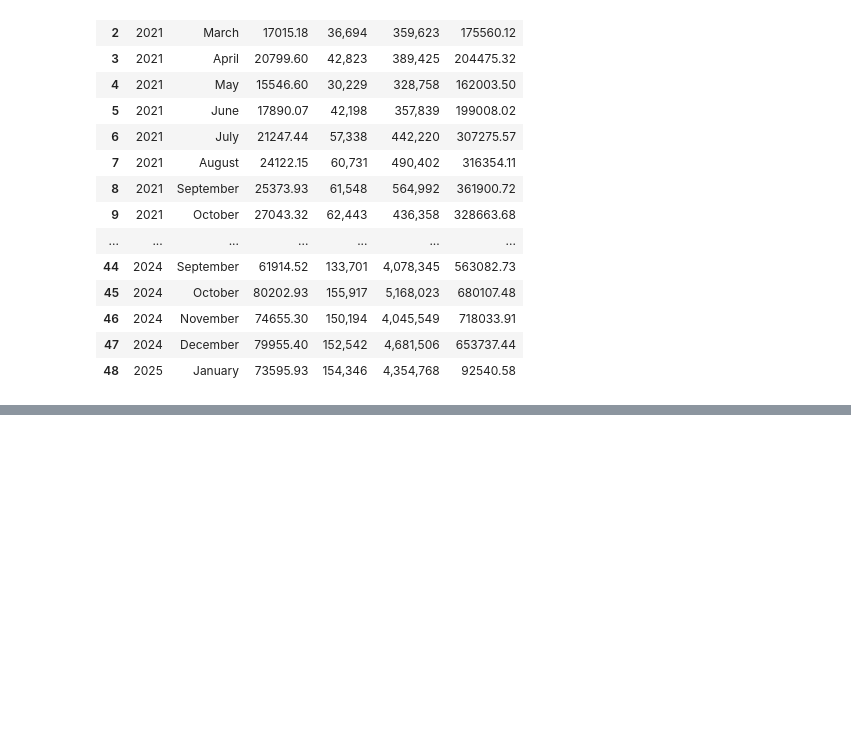
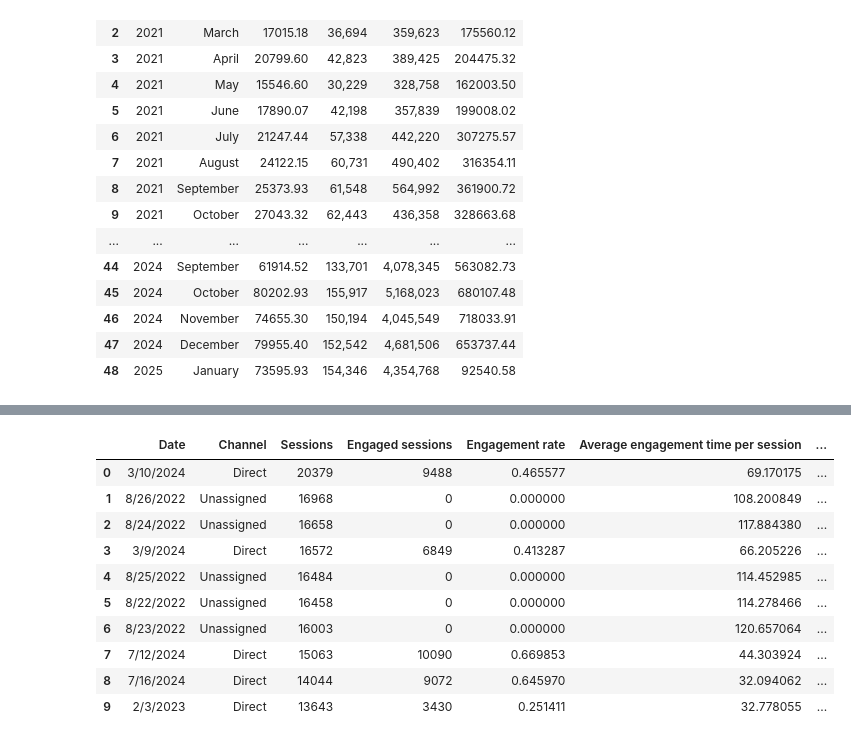
Before and after one commit to AdebolaShelby/ad-impact-analysis, a Jupyter notebook: ad-impact-analysis-cleaning.ipynb, the cells around one changed output, grey strips where cells are left out. Saved outputs shown, nothing was run; the diff lists cells and outputs as text; code cells hidden in the pictures; blank space fills up the shorter version.

```diff
--- a/ad-impact-analysis-cleaning.ipynb
+++ b/ad-impact-analysis-cleaning.ipynb
@@ -148,0 +212,21 @@ df.head(50)
+# %%
+# Combine the current working directory with the relative path
+ga4_file = os.path.join("Resources", "Traffic_acquisition.csv")
+
+# Read the csv file with historical data from 2022 - 2024
+ga4_df = pd.read_csv(ga4_file)
+
+# Display the data table for preview
+ga4_df.head(10)
+# %% [output]
+|  | Date | Channel | Sessions | Engaged sessions | Engagement rate | Average engagement time per session | ... |
+| 0 | 3/10/2024 | Direct | 20379 | 9488 | 0.465577 | 69.170175 | ... |
+| 1 | 8/26/2022 | Unassigned | 16968 | 0 | 0.000000 | 108.200849 | ... |
+| 2 | 8/24/2022 | Unassigned | 16658 | 0 | 0.000000 | 117.884380 | ... |
+| 3 | 3/9/2024 | Direct | 16572 | 6849 | 0.413287 | 66.205226 | ... |
+| 4 | 8/25/2022 | Unassigned | 16484 | 0 | 0.000000 | 114.452985 | ... |
+| 5 | 8/22/2022 | Unassigned | 16458 | 0 | 0.000000 | 114.278466 | ... |
+| 6 | 8/23/2022 | Unassigned | 16003 | 0 | 0.000000 | 120.657064 | ... |
+| 7 | 7/12/2024 | Direct | 15063 | 10090 | 0.669853 | 44.303924 | ... |
+| 8 | 7/16/2024 | Direct | 14044 | 9072 | 0.645970 | 32.094062 | ... |
+| 9 | 2/3/2023 | Direct | 13643 | 3430 | 0.251411 | 32.778055 | ... |
```
Also changed, not shown: parts of 10 cells of this notebook, 2 other files.
